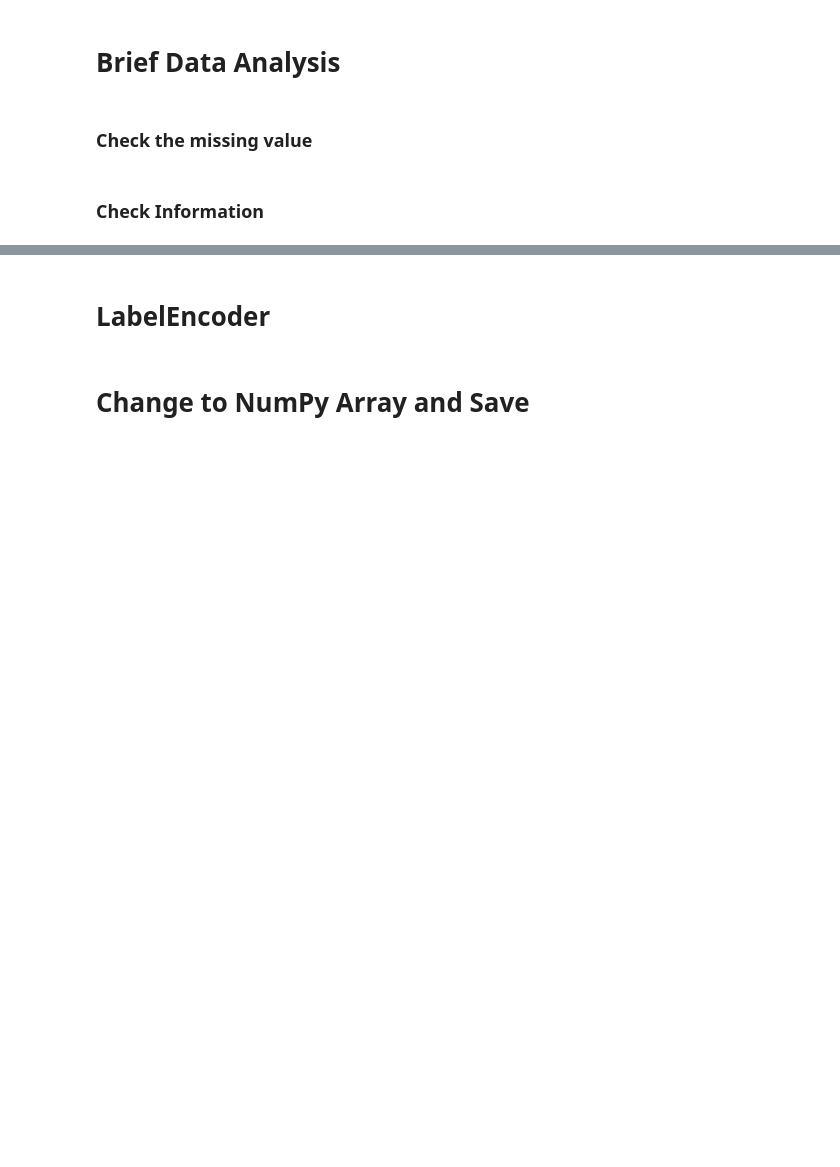
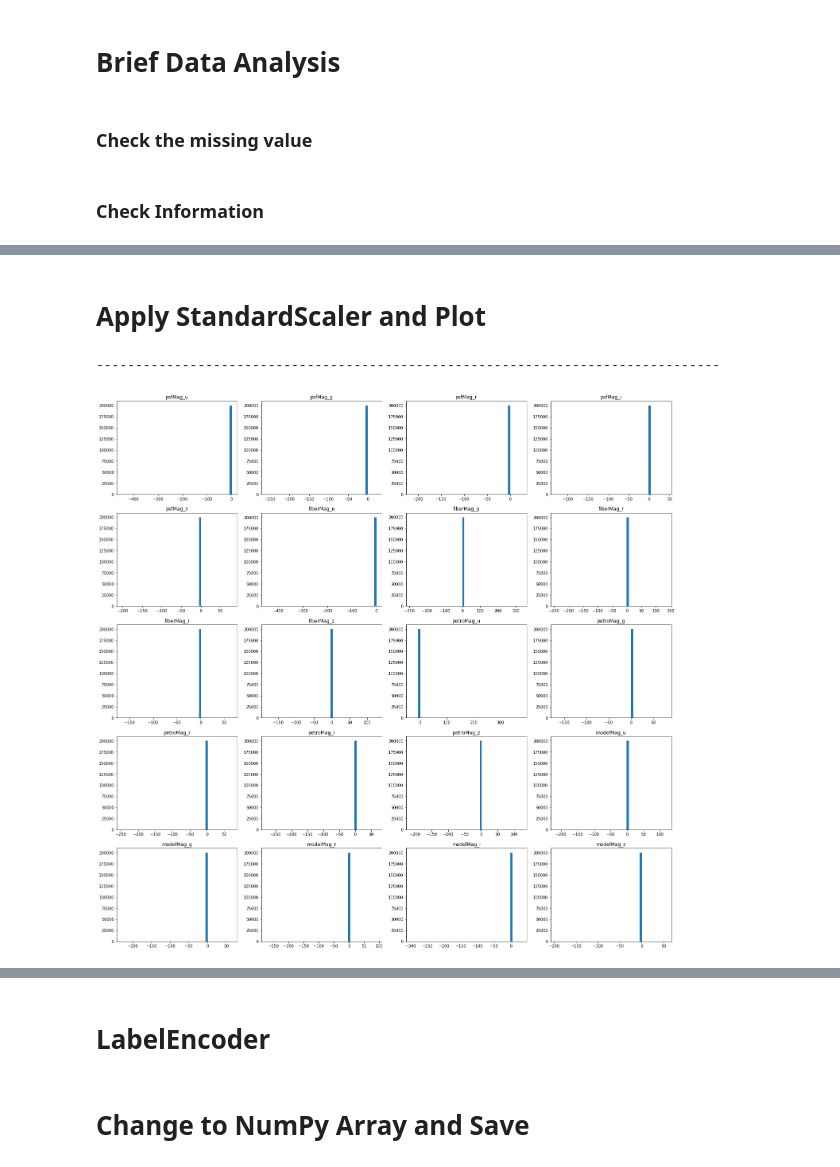
Before and after one commit to jglee087/AI-ImageCourse, a Jupyter notebook: DaconContest02/0. DataRead.ipynb, the cells around one changed output, grey strips where cells are left out. Cells and saved outputs as stored; diff of their text form; code cells hidden in the pictures; blank space fills up the shorter version.

```diff
--- a/DaconContest02/0. DataRead.ipynb
+++ b/DaconContest02/0. DataRead.ipynb
@@ -41,0 +113,27 @@ print(yy.describe(),'\n\n')
+# %% [markdown]
+# Apply StandardScaler and Plot
+# %%
+from sklearn.preprocessing import StandardScaler
+
+plt.figure(figsize=(25,25))
+
+scaler1 = StandardScaler()
+
+print('-'*80)
+
+for i in range(0,20):
+
+    x_col=(x_tmp[:,i])
+    x_col=x_col.reshape(-1,1)
+    scaler1.fit(x_col)
+
+    xx_temp = scaler1.transform(x_col)
+
+    plt.subplot(5,4,i+1)
+    plt.hist(xx_temp,bins=50)
+    plt.gca().set_title(col_name[i])
+
+plt.show()
+# %% [output]
+--------------------------------------------------------------------------------
+[figure, added]
```
Also changed, not shown: parts of 13 cells of this notebook, 1 other file.
